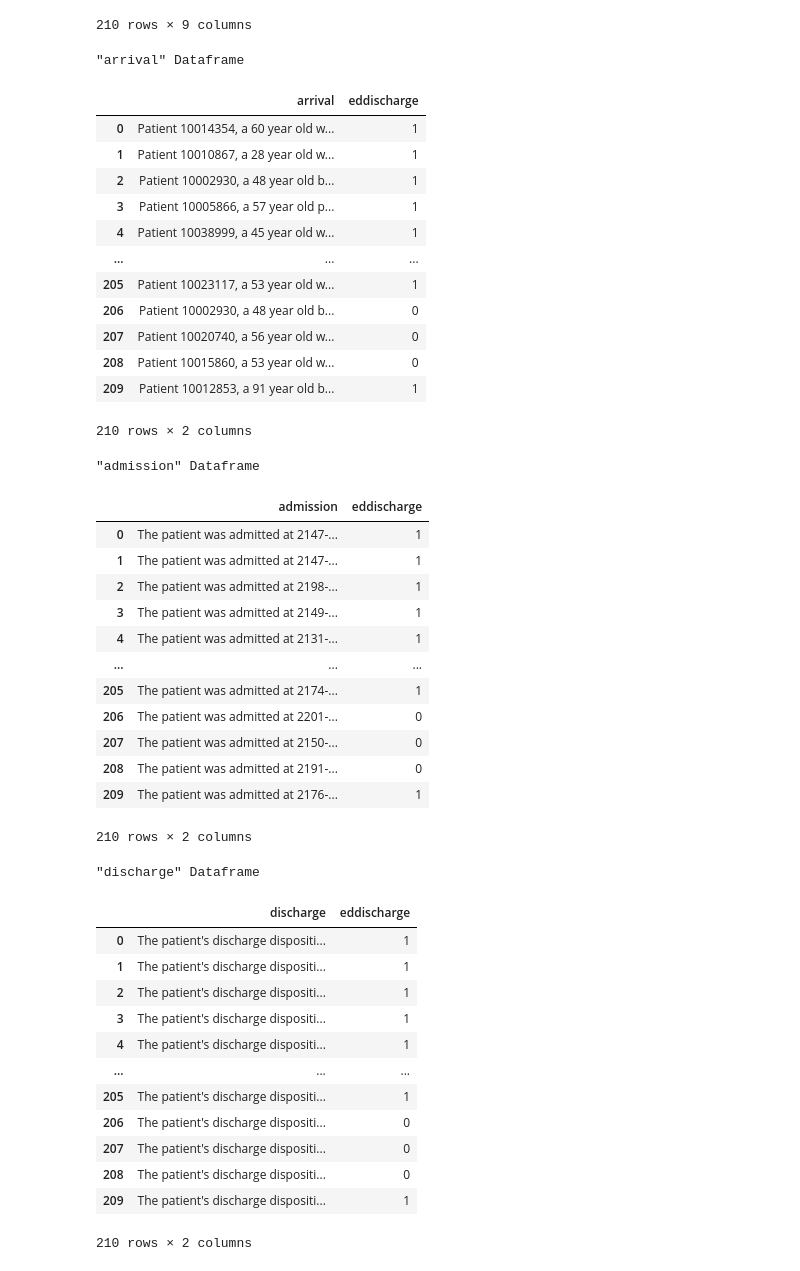
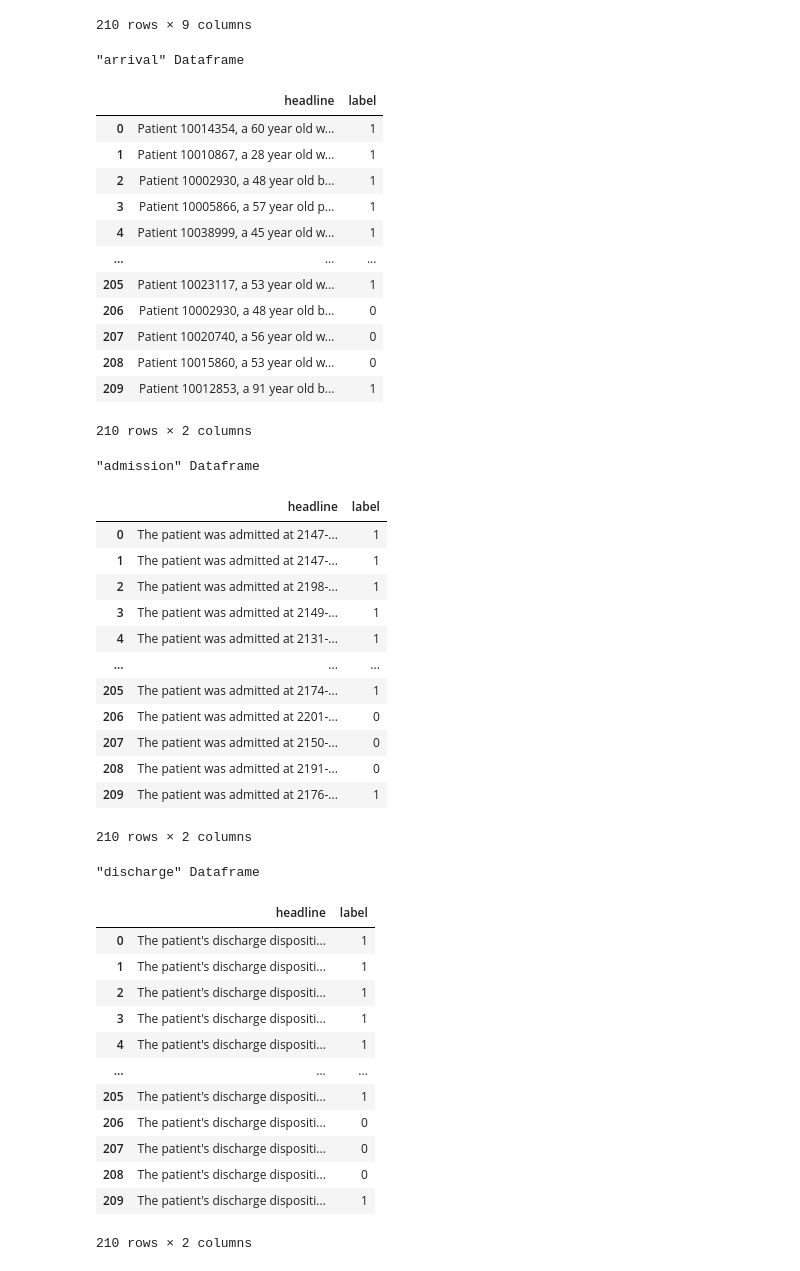
Before and after one commit to Simonlee711/MEME, a Jupyter notebook: finetune.ipynb, the cells around one changed output. Drawn from its saved outputs; the diff is of its cells as text; code cells hidden in the pictures.

```diff
--- a/finetune.ipynb
+++ b/finetune.ipynb
@@ -208,16 +209,17 @@ df
 # %%
 col_names = df.columns.drop("eddischarge")
 l = []
 for i in col_names:
     temp = df[[i, 'eddischarge']].reset_index()
     temp = temp.sort_values(by=['index']).reset_index() # we sort the patient ID numerically before dropping it to preserve order in encoding
     temp = temp.drop(columns=["index", "level_0"])
+    temp = temp.rename(columns={i: "headline", "eddischarge": "label"})
     l.append(temp)
     print("\""+i+ "\" Dataframe")
     display(temp)
 # %% [output]
 "arrival" Dataframe
-|  | arrival | eddischarge |
+|  | headline | label |
 | 0 | Patient 10014354, a 60 year old w... | 1 |
 | 1 | Patient 10010867, a 28 year old w... | 1 |
 | 2 | Patient 10002930, a 48 year old b... | 1 |
@@ -231,7 +233,7 @@ for i in col_names:
 | 209 | Patient 10012853, a 91 year old b... | 1 |
 210 rows × 2 columns
 "admission" Dataframe
-|  | admission | eddischarge |
+|  | headline | label |
 | 0 | The patient was admitted at 2147-... | 1 |
 | 1 | The patient was admitted at 2147-... | 1 |
 | 2 | The patient was admitted at 2198-... | 1 |
@@ -245,7 +247,7 @@ for i in col_names:
 | 209 | The patient was admitted at 2176-... | 1 |
 210 rows × 2 columns
 "discharge" Dataframe
-|  | discharge | eddischarge |
+|  | headline | label |
 | 0 | The patient's discharge dispositi... | 1 |
 | 1 | The patient's discharge dispositi... | 1 |
 | 2 | The patient's discharge dispositi... | 1 |
```
Also changed, not shown: parts of 19 cells of this notebook.
